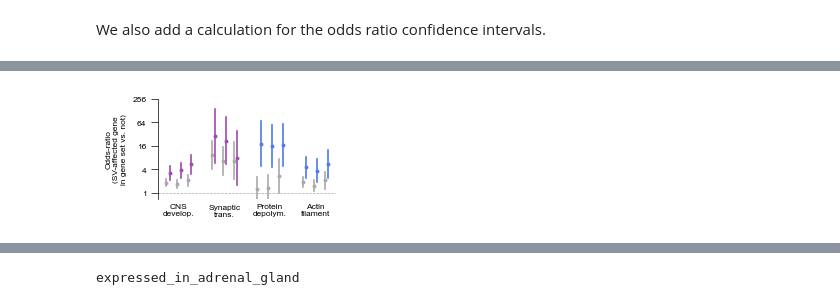
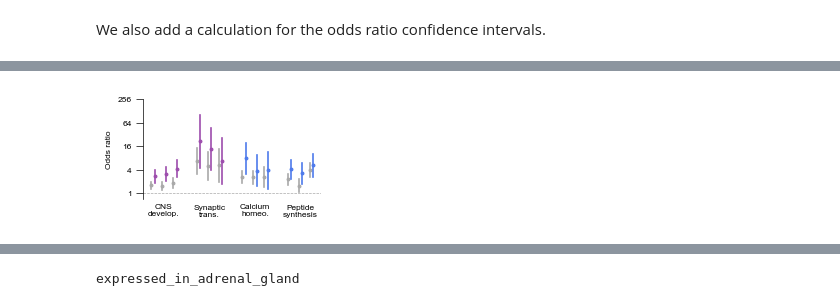
Before and after one commit to vanallenlab/ped_germline_SV, a Jupyter notebook: jett_analysis/pgsvs-gsea-figures.ipynb, the cells around one changed output, grey strips where cells are left out. Drawn from its saved outputs; the diff is of its cells as text; code cells hidden in the pictures.

```diff
--- a/jett_analysis/pgsvs-gsea-figures.ipynb
+++ b/jett_analysis/pgsvs-gsea-figures.ipynb
@@ -405,12 +417,12 @@ category_geneset_pairs = [['neuroblastoma', 'ANY.SINGLETON.ANY.ANY.ANY.protein_c
                           ['neuroblastoma', 'ANY.SINGLETON.ANY.ANY.ANY.protein_coding', 'positive regulation of synaptic transmission (GO:0050806)'],
                           ['neuroblastoma', 'DEL.SINGLETON.ANY.ANY.ANY.protein_coding', 'positive regulation of synaptic transmission (GO:0050806)'],
                           ['neuroblastoma', 'DEL.SINGLETON.ANY.ANY.expressed_in_adrenal_gland.protein_coding', 'positive regulation of synaptic transmission (GO:0050806)'],
-                          ['ewing', 'ANY.SINGLETON.ANY.ANY.ANY.protein_coding', 'regulation of protein depolymerization (GO:1901879)'],
-                          ['ewing', 'DEL.SINGLETON.ANY.ANY.ANY.protein_coding', 'regulation of protein depolymerization (GO:1901879)'],
-                          ['ewing', 'DEL.SINGLETON.ANY.ANY.expressed_in_muscle_skeletal.protein_coding', 'regulation of protein depolymerization (GO:1901879)'],
-                          ['ewing', 'ANY.SINGLETON.ANY.ANY.ANY.protein_coding', 'regulation of actin filament-based process (GO:0032970)'],
-                          ['ewing', 'DEL.SINGLETON.ANY.ANY.ANY.protein_coding', 'regulation of actin filament-based process (GO:0032970)'],
-                          ['ewing', 'DEL.SINGLETON.ANY.ANY.expressed_in_muscle_skeletal.protein_coding', 'regulation of actin filament-based process (GO:0032970)'],
+                          ['ewing', 'ANY.SINGLETON.ANY.ANY.ANY.protein_coding', 'calcium ion homeostasis (GO:0055074)'],
+                          ['ewing', 'DEL.SINGLETON.ANY.ANY.ANY.protein_coding', 'calcium ion homeostasis (GO:0055074)'],
+                          ['ewing', 'DEL.SINGLETON.ANY.ANY.expressed_in_muscle_skeletal.protein_coding', 'calcium ion homeostasis (GO:0055074)'],
+                          ['ewing', 'ANY.SINGLETON.ANY.ANY.ANY.protein_coding', 'peptide biosynthetic process (GO:0043043)'],
+                          ['ewing', 'DEL.SINGLETON.ANY.ANY.ANY.protein_coding', 'peptide biosynthetic process (GO:0043043)'],
+                          ['ewing', 'DEL.SINGLETON.ANY.ANY.expressed_in_muscle_skeletal.protein_coding', 'peptide biosynthetic process (GO:0043043)'],
                           # ['neuroblastoma', 'ANY.RARE.ANY.ANY.ANY.protein_coding', 'heterochromatin organization (GO:0070828)'],
                           # ['neuroblastoma', 'DEL.RARE.ANY.ANY.ANY.protein_coding', 'heterochromatin organization (GO:0070828)'],
                           # ['neuroblastoma', 'DEL.RARE.ANY.lof_constrained.ANY.protein_coding', 'heterochromatin organization (GO:0070828)']
@@ -426,10 +438,14 @@ def calculate_or_ci(row):
 
     results = []
     for cohort in ['cases', 'controls']:
-        top_row = row[f'cat_freq_{cohort}_fisher'].split('/')
-        bottom_row = row[f'ref_freq_{cohort}_fisher'].split('/')
+        top_row = np.array(row[f'cat_freq_{cohort}_fisher'].split('/')).astype(int)
+        bottom_row = np.array(row[f'ref_freq_{cohort}_fisher'].split('/')).astype(int)
 
-        table = np.array([top_row, bottom_row]).astype(int)
+        # adjust to actual counts
+        top_row[1] = top_row[1] - top_row[0]
+        bottom_row[1] = bottom_row[1] - bottom_row[0]
+
+        table = np.array([top_row, bottom_row]).astype(int) + 1
 
         table = sm.stats.Table2x2(table)
 
@@ -441,7 +457,7 @@ def calculate_or_ci(row):
     return results
 # %%
 plot_results = []
-odds_ratio_intervals = []
+log_odds_ratio_intervals = []
 for dz, cat, gs in category_geneset_pairs:
     res = combined_gse_results[lambda row: (row['disease'] == dz) &
                                (row['category'] == cat) &
@@ -450,15 +466,15 @@ for dz, cat, gs in category_geneset_pairs:
 
     assert len(res) == 1
 
-    odds_ratios = calculate_or_ci(res.iloc[0])
-    odds_ratio_intervals.append(odds_ratios)
+    log_odds_ratios = calculate_or_ci(res.iloc[0])
+    log_odds_ratio_intervals.append(log_odds_ratios)
 
     plot_results.append(res)
 
 plot_results = pd.concat(plot_results).reset_index()
 
 # convert from ln to log2
-odds_ratio_intervals = np.array(odds_ratio_intervals) / np.log(2)
+log_odds_ratio_intervals = log_odds_ratio_intervals / np.log(2)
 
 plot_results[['cases_logor', 'cases_logor_upper', 'cases_logor_lower', 'controls_logor',
-              'controls_logor_upper', 'controls_logor_lower']] = odds_ratio_intervals
+              'controls_logor_upper', 'controls_logor_lower']] = log_odds_ratio_intervals
@@ -487,34 +519,34 @@ for index, row in plot_results.iterrows():
         x += 0.8
 
     x += 1
 
     if (index + 1) % 3 == 0:
         x += 3
 
 ax.set_yticks([-2, 0, 2, 4, 6, 8])
 ax.set_yticklabels([0.25, 1, 4, 16, 64, 256])
 ax.set_ylim([-0.5, 8])
 ax.axhline(y = 0, color = 'darkgrey', linestyle = 'dashed', zorder = -1, linewidth = 0.5)
 aesthetics.strip_axis(ax, x = 'label', y = 'ignore')
-ax.set_ylabel('Odds-ratio\n(SV-affected gene\nin gene set vs. not)')
+ax.set_ylabel('Odds ratio')
 ax.set_xticks(xticks[1::3])
-ax.set_xticklabels(['CNS\ndevelop.', 'Synaptic\ntrans.', 'Protein\ndepolym.', 'Actin\nfilament'], fontsize = 6)
+ax.set_xticklabels(['CNS\ndevelop.', 'Synaptic\ntrans.', 'Calcium\nhomeo.', 'Peptide\nsynthesis'], fontsize = 6)
 
 # add the "legend" component
 # ax = axes[1]
 # ax.set_ylim([-0.5, 4])
 
 # for i, x in enumerate(xticks):
 #     ax.scatter([x], [3], s = 3, color = 'darkgrey')
 
 # aesthetics.strip_axis(ax = ax, x = 'label')
 
 # ax.scatter(xticks, [0.5] * len(xticks))
 # ax.set_xticks(xticks)
 # ax.set_xticklabels(['CNS\ndevelop.', 'synaptic\ntrans.', 'protein\ndepolym.', 'actin\ncytoskeleton'], fontsize = 6)
 # ax.text(x = 0.5, y = 1.1, s = 'singletons > deletions > expressed in tissue', transform = ax.transAxes, ha = 'center', va = 'bottom')
 
 fig.savefig('images/gene-set-odds-ratios.pdf')
 # %% [output]
-[figure, old version]
+[figure, new version]
 # %%
```
Also changed, not shown: parts of 42 cells of this notebook, 43 other files.
